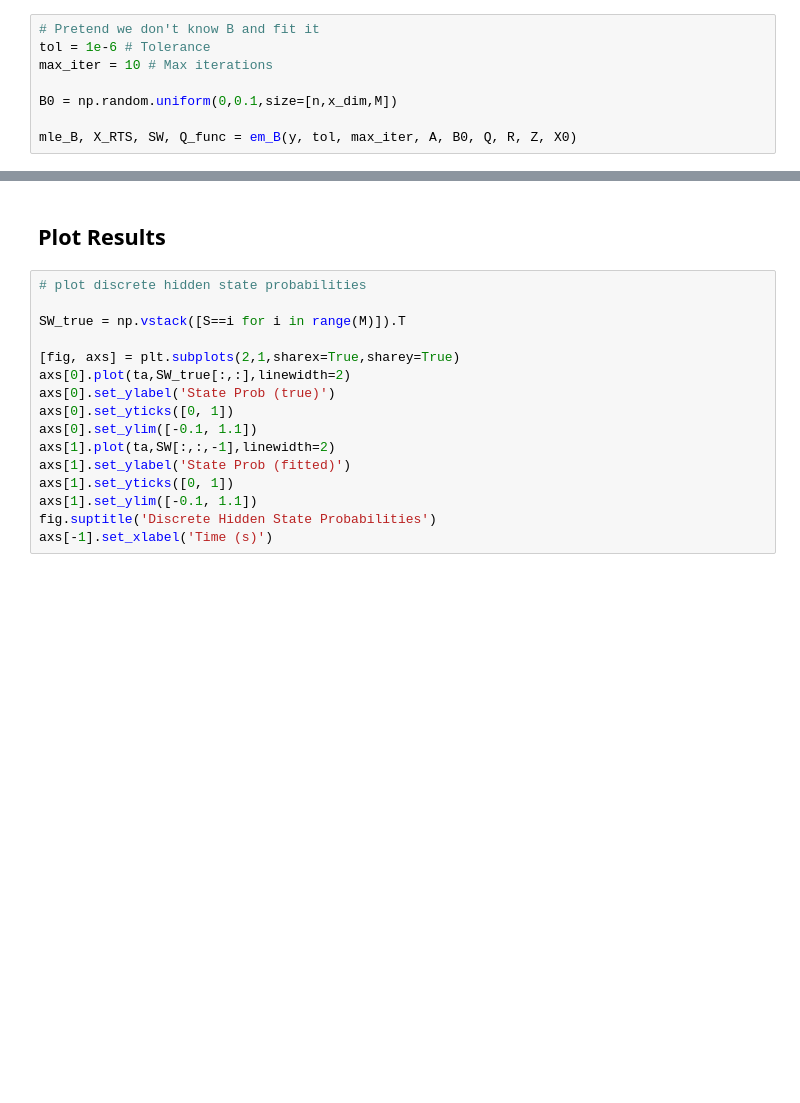
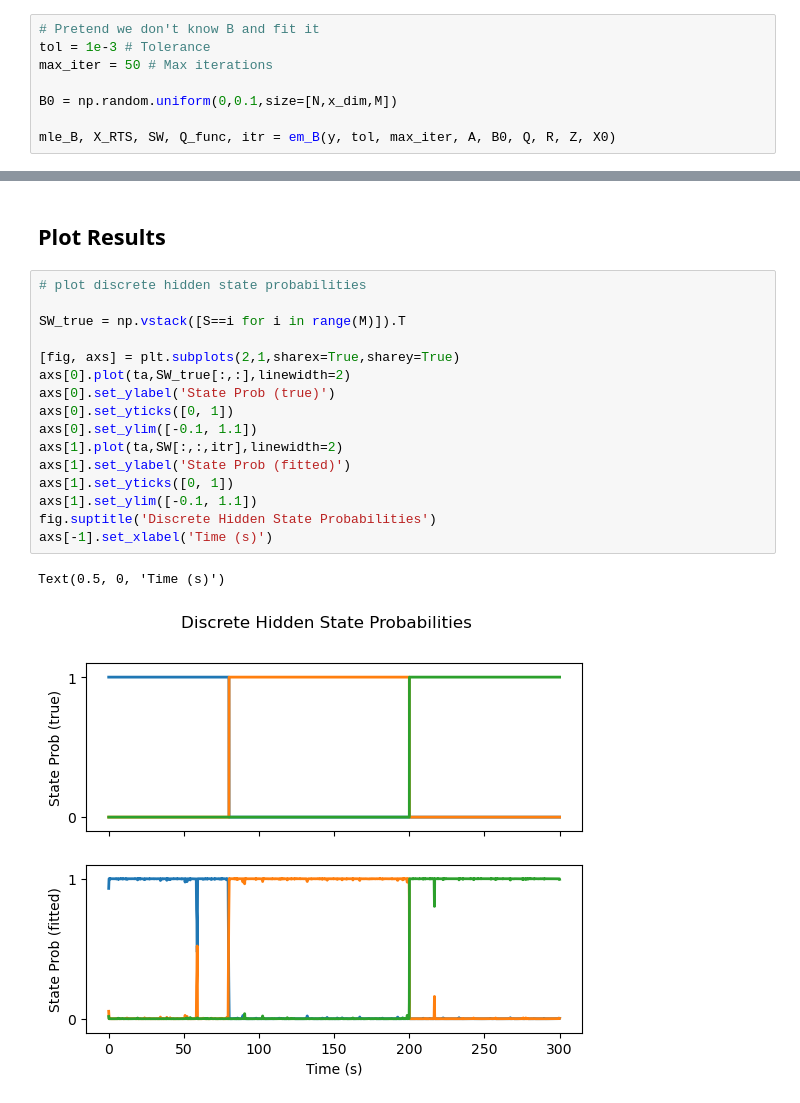
Before and after one commit to TomDonoghue/NESSTutorial2023, a Jupyter notebook: notebooks/3_SSO_Common_Oscillator_Model.ipynb, the cells around one changed output, grey strips where cells are left out. Saved outputs shown, nothing was run; the diff lists cells and outputs as text; blank space fills up the shorter version.

```diff
--- a/notebooks/3_SSO_Common_Oscillator_Model.ipynb
+++ b/notebooks/3_SSO_Common_Oscillator_Model.ipynb
@@ -142,9 +146,9 @@ axs[0].set_xlim([100,105])
 (this cell will take a while to run)
 # %%
 # Pretend we don't know B and fit it
-tol = 1e-6 # Tolerance
-max_iter = 10 # Max iterations
+tol = 1e-3 # Tolerance
+max_iter = 50 # Max iterations
 
-B0 = np.random.uniform(0,0.1,size=[n,x_dim,M])
+B0 = np.random.uniform(0,0.1,size=[N,x_dim,M])
 
-mle_B, X_RTS, SW, Q_func = em_B(y, tol, max_iter, A, B0, Q, R, Z, X0)
+mle_B, X_RTS, SW, Q_func, itr = em_B(y, tol, max_iter, A, B0, Q, R, Z, X0)
@@ -153,19 +171,22 @@ mle_B, X_RTS, SW, Q_func = em_B(y, tol, max_iter, A, B0, Q, R, Z, X0)
 # %%
 # plot discrete hidden state probabilities
 
 SW_true = np.vstack([S==i for i in range(M)]).T
 
 [fig, axs] = plt.subplots(2,1,sharex=True,sharey=True)
 axs[0].plot(ta,SW_true[:,:],linewidth=2)
 axs[0].set_ylabel('State Prob (true)')
 axs[0].set_yticks([0, 1])
 axs[0].set_ylim([-0.1, 1.1])
-axs[1].plot(ta,SW[:,:,-1],linewidth=2)
+axs[1].plot(ta,SW[:,:,itr],linewidth=2)
 axs[1].set_ylabel('State Prob (fitted)')
 axs[1].set_yticks([0, 1])
 axs[1].set_ylim([-0.1, 1.1])
 fig.suptitle('Discrete Hidden State Probabilities')
 axs[-1].set_xlabel('Time (s)')
+# %% [output]
+Text(0.5, 0, 'Time (s)')
+[figure, added]
 # %%
 # Check B
 np.set_printoptions(precision=2,suppress=True)
```
Also changed, not shown: parts of 7 cells of this notebook, 1 other file.
